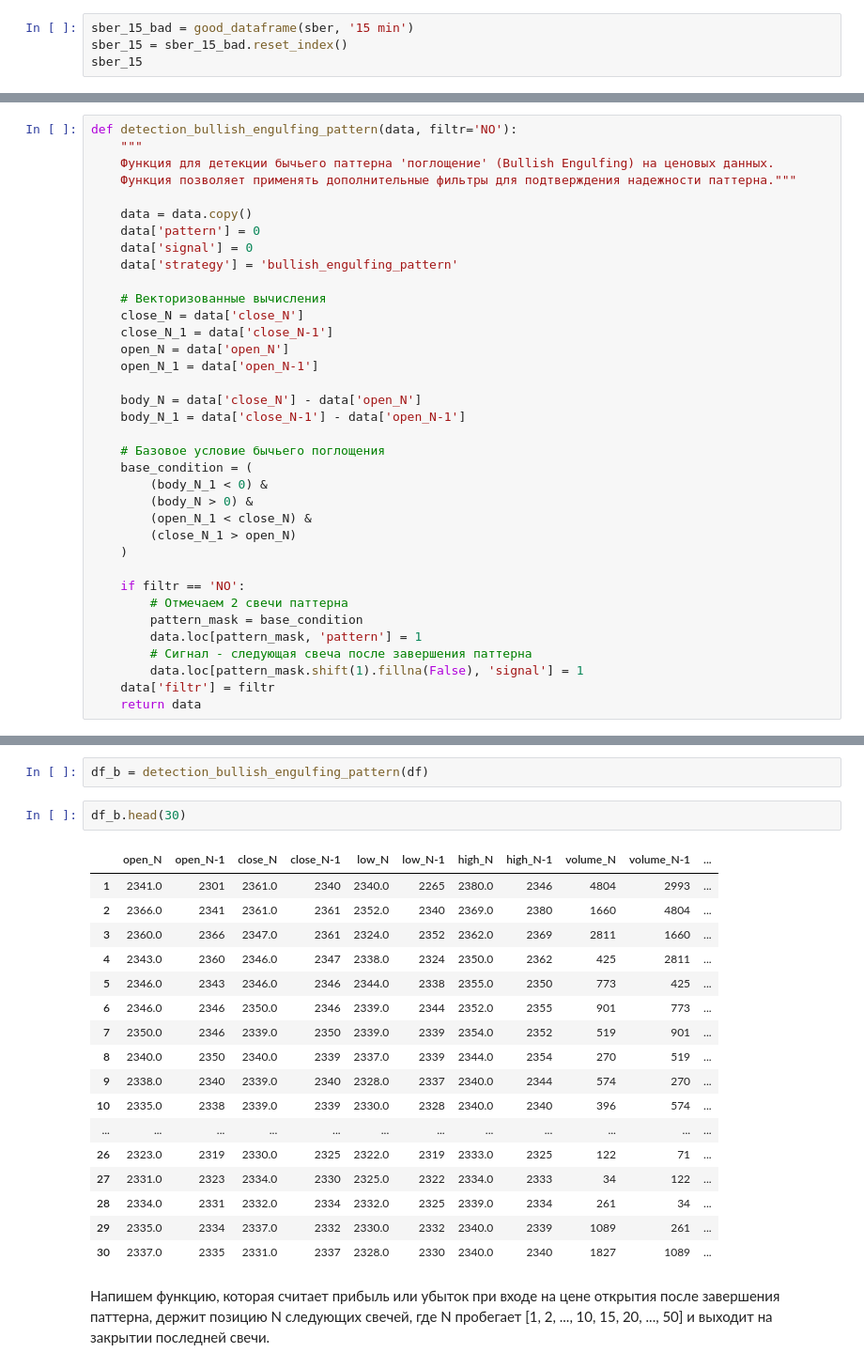
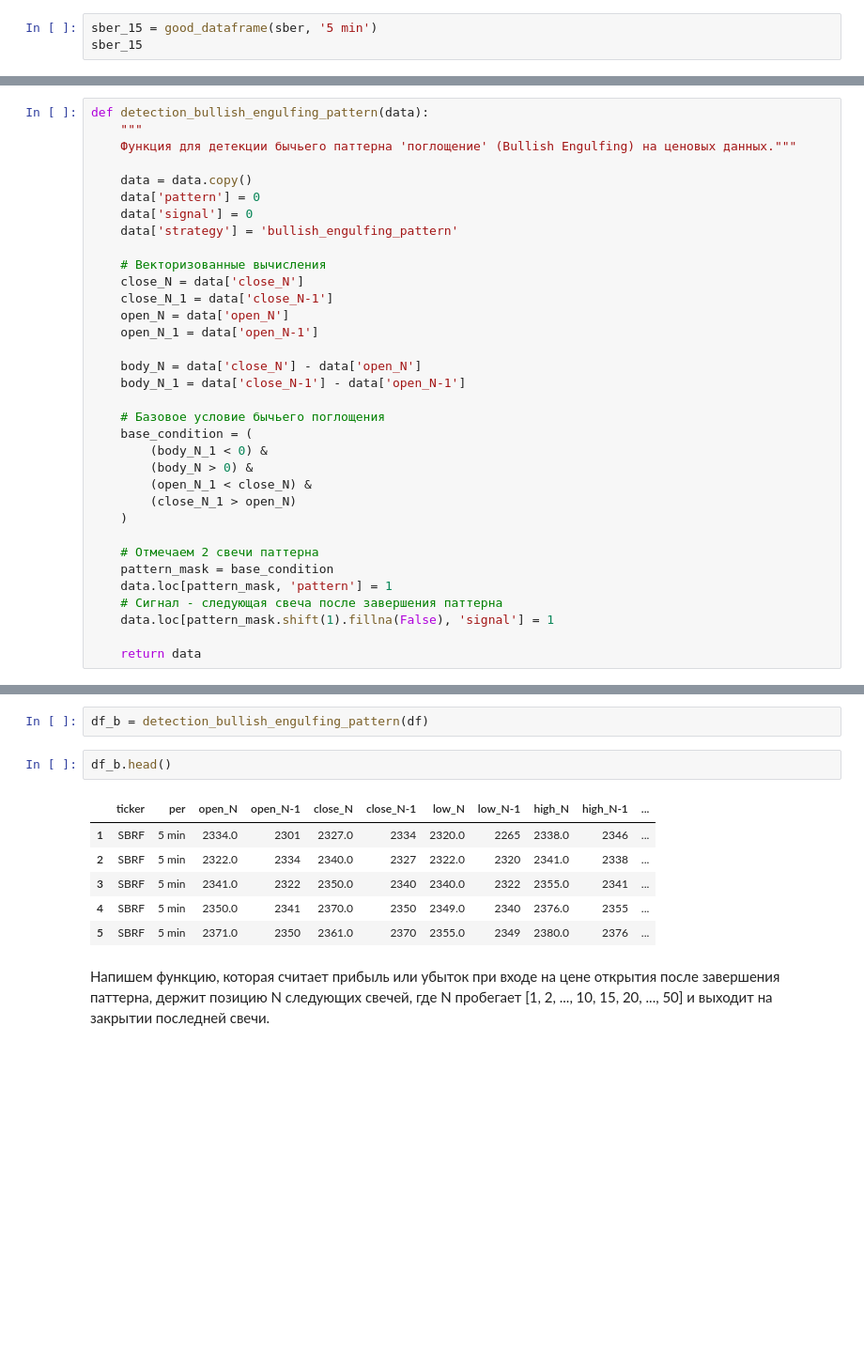
Before and after one commit to AlexKosuhin/AlgoTrading, a Jupyter notebook: classification.ipynb, the cells around one changed output, grey strips where cells are left out. Shown at 94% size. Saved outputs shown, nothing was run; the diff lists cells and outputs as text; blank space fills up the shorter version.

```diff
--- a/classification.ipynb
+++ b/classification.ipynb
@@ -92,5 +191,4 @@ def good_dataframe(data, timeframe):
 # %%
-sber_15_bad = good_dataframe(sber, '15 min')
-sber_15 = sber_15_bad.reset_index()
+sber_15 = good_dataframe(sber, '5 min')
 sber_15
 # %% [output]
@@ -140,10 +238,9 @@ df
 # %% [markdown]
 # Напишем функцию детекции свечного паттерна
 # %%
-def detection_bullish_engulfing_pattern(data, filtr='NO'):
+def detection_bullish_engulfing_pattern(data):
     """
-    Функция для детекции бычьего паттерна 'поглощение' (Bullish Engulfing) на ценовых данных.
-    Функция позволяет применять дополнительные фильтры для подтверждения надежности паттерна."""
+    Функция для детекции бычьего паттерна 'поглощение' (Bullish Engulfing) на ценовых данных."""
 
     data = data.copy()
     data['pattern'] = 0
@@ -167,11 +264,10 @@ def detection_bullish_engulfing_pattern(data, filtr='NO'):
         (close_N_1 > open_N)
     )
 
-    if filtr == 'NO':
-        # Отмечаем 2 свечи паттерна
-        pattern_mask = base_condition
-        data.loc[pattern_mask, 'pattern'] = 1
-        # Сигнал - следующая свеча после завершения паттерна
-        data.loc[pattern_mask.shift(1).fillna(False), 'signal'] = 1
-    data['filtr'] = filtr
+    # Отмечаем 2 свечи паттерна
+    pattern_mask = base_condition
+    data.loc[pattern_mask, 'pattern'] = 1
+    # Сигнал - следующая свеча после завершения паттерна
+    data.loc[pattern_mask.shift(1).fillna(False), 'signal'] = 1
+
     return data
@@ -178,24 +343,13 @@ def detection_bullish_engulfing_pattern(data, filtr='NO'):
 # %%
 df_b = detection_bullish_engulfing_pattern(df)
 # %%
-df_b.head(30)
+df_b.head()
 # %% [output]
-|  | open_N | open_N-1 | close_N | close_N-1 | low_N | low_N-1 | high_N | high_N-1 | volume_N | volume_N-1 | ... |
-| 1 | 2341.0 | 2301 | 2361.0 | 2340 | 2340.0 | 2265 | 2380.0 | 2346 | 4804 | 2993 | ... |
-| 2 | 2366.0 | 2341 | 2361.0 | 2361 | 2352.0 | 2340 | 2369.0 | 2380 | 1660 | 4804 | ... |
-| 3 | 2360.0 | 2366 | 2347.0 | 2361 | 2324.0 | 2352 | 2362.0 | 2369 | 2811 | 1660 | ... |
-| 4 | 2343.0 | 2360 | 2346.0 | 2347 | 2338.0 | 2324 | 2350.0 | 2362 | 425 | 2811 | ... |
-| 5 | 2346.0 | 2343 | 2346.0 | 2346 | 2344.0 | 2338 | 2355.0 | 2350 | 773 | 425 | ... |
-| 6 | 2346.0 | 2346 | 2350.0 | 2346 | 2339.0 | 2344 | 2352.0 | 2355 | 901 | 773 | ... |
-| 7 | 2350.0 | 2346 | 2339.0 | 2350 | 2339.0 | 2339 | 2354.0 | 2352 | 519 | 901 | ... |
-| 8 | 2340.0 | 2350 | 2340.0 | 2339 | 2337.0 | 2339 | 2344.0 | 2354 | 270 | 519 | ... |
-| 9 | 2338.0 | 2340 | 2339.0 | 2340 | 2328.0 | 2337 | 2340.0 | 2344 | 574 | 270 | ... |
-| 10 | 2335.0 | 2338 | 2339.0 | 2339 | 2330.0 | 2328 | 2340.0 | 2340 | 396 | 574 | ... |
-| ... | ... | ... | ... | ... | ... | ... | ... | ... | ... | ... | ... |
-| 26 | 2323.0 | 2319 | 2330.0 | 2325 | 2322.0 | 2319 | 2333.0 | 2325 | 122 | 71 | ... |
-| 27 | 2331.0 | 2323 | 2334.0 | 2330 | 2325.0 | 2322 | 2334.0 | 2333 | 34 | 122 | ... |
-| 28 | 2334.0 | 2331 | 2332.0 | 2334 | 2332.0 | 2325 | 2339.0 | 2334 | 261 | 34 | ... |
-| 29 | 2335.0 | 2334 | 2337.0 | 2332 | 2330.0 | 2332 | 2340.0 | 2339 | 1089 | 261 | ... |
-| 30 | 2337.0 | 2335 | 2331.0 | 2337 | 2328.0 | 2330 | 2340.0 | 2340 | 1827 | 1089 | ... |
+|  | ticker | per | open_N | open_N-1 | close_N | close_N-1 | low_N | low_N-1 | high_N | high_N-1 | ... |
+| 1 | SBRF | 5 min | 2334.0 | 2301 | 2327.0 | 2334 | 2320.0 | 2265 | 2338.0 | 2346 | ... |
+| 2 | SBRF | 5 min | 2322.0 | 2334 | 2340.0 | 2327 | 2322.0 | 2320 | 2341.0 | 2338 | ... |
+| 3 | SBRF | 5 min | 2341.0 | 2322 | 2350.0 | 2340 | 2340.0 | 2322 | 2355.0 | 2341 | ... |
+| 4 | SBRF | 5 min | 2350.0 | 2341 | 2370.0 | 2350 | 2349.0 | 2340 | 2376.0 | 2355 | ... |
+| 5 | SBRF | 5 min | 2371.0 | 2350 | 2361.0 | 2370 | 2355.0 | 2349 | 2380.0 | 2376 | ... |
 # %% [markdown]
 Напишем функцию, которая считает прибыль или убыток при входе на цене открытия после завершения паттерна, держит позицию N следующих свечей, где N пробегает [1, 2, ..., 10, 15, 20, ..., 50] и выходит на закрытии последней свечи.
```
Also changed, not shown: parts of 74 cells of this notebook.
